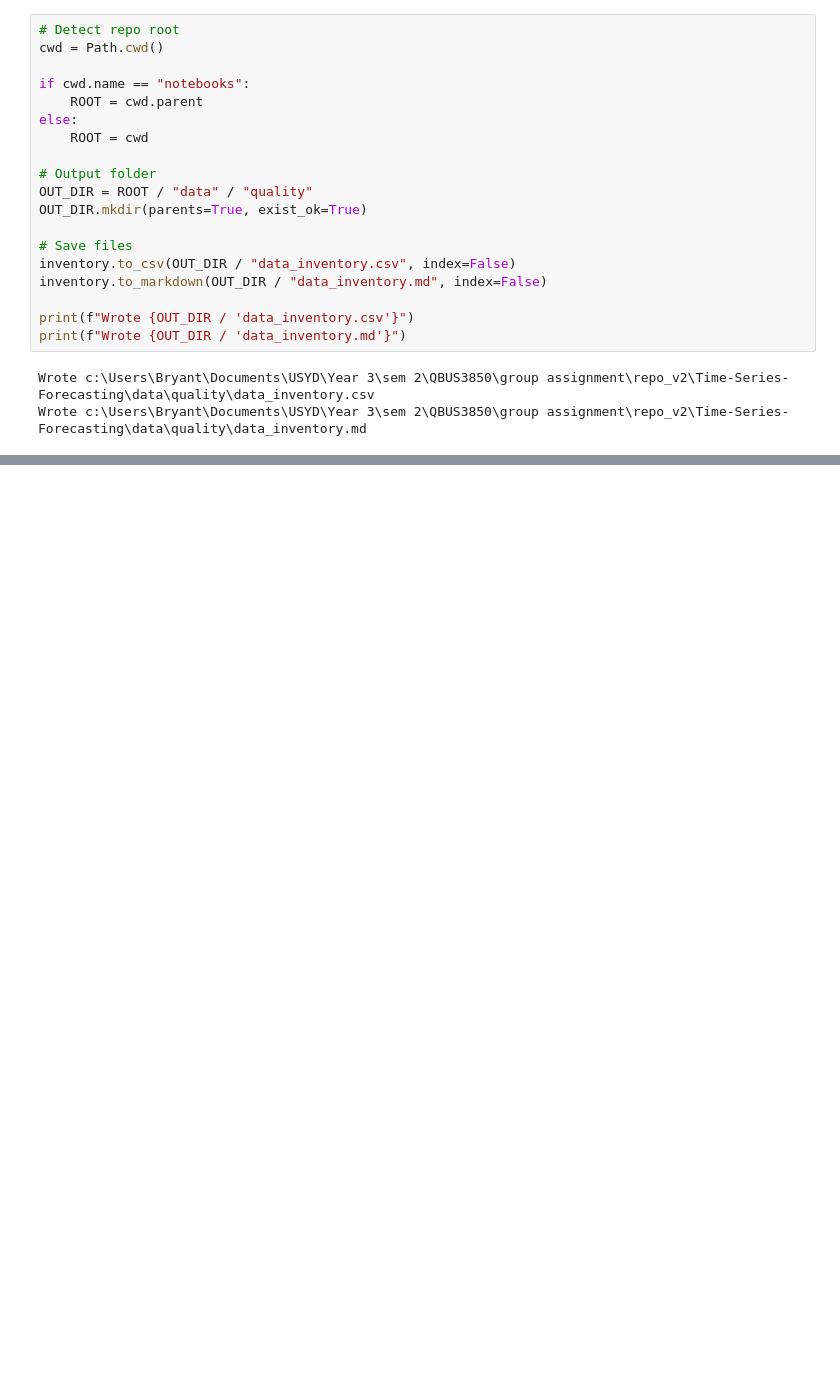
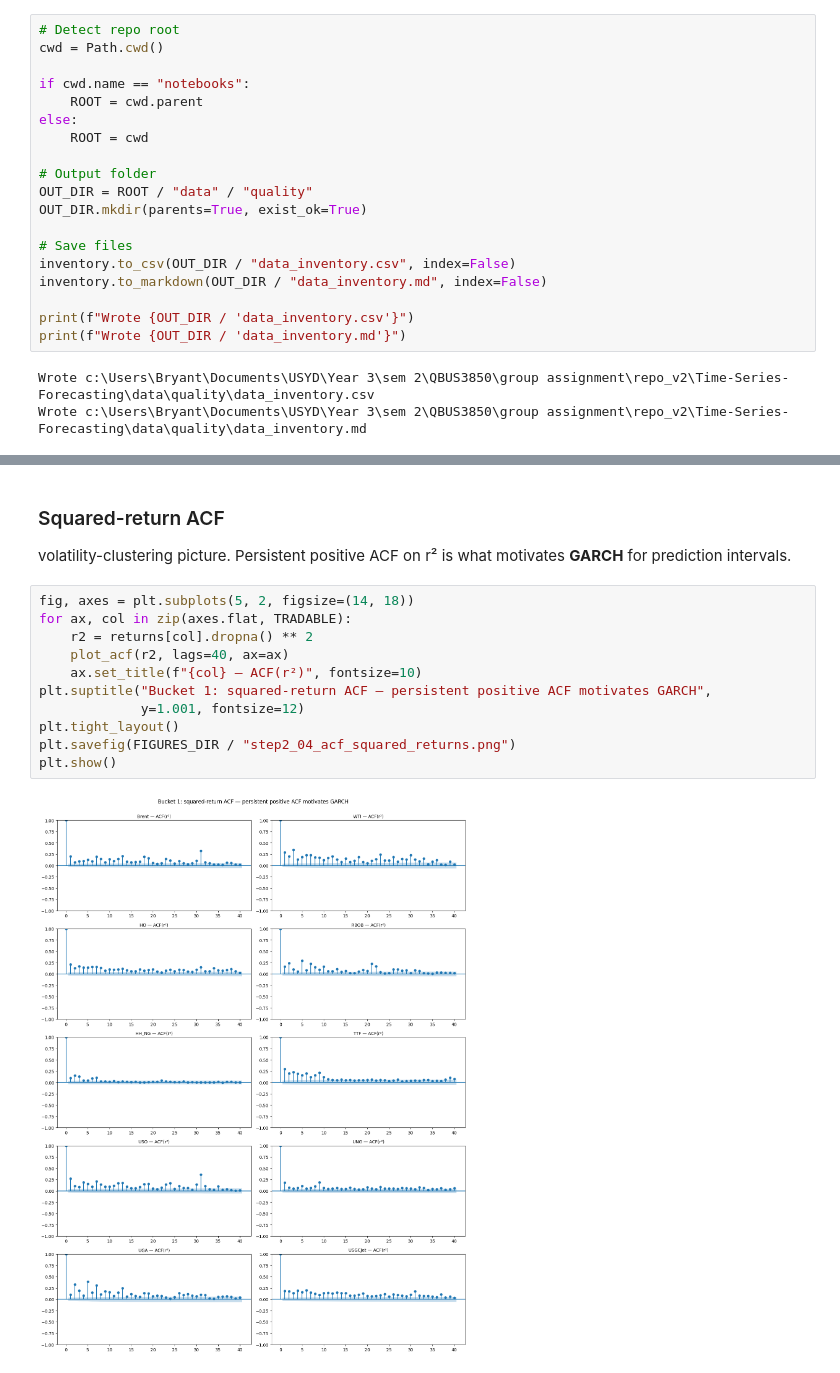
Before and after one commit to bryantchendra/Time-Series-Forecasting, a Jupyter notebook: notebooks/02_eda.ipynb, the cells around one changed output, grey strips where cells are left out. Cells and saved outputs as stored; diff of their text form; blank space fills up the shorter version.

```diff
--- a/notebooks/02_eda.ipynb
+++ b/notebooks/02_eda.ipynb
@@ -232,0 +332,17 @@ Wrote c:\Users\Bryant\Documents\USYD\Year 3\sem 2\QBUS3850\group assignment\repo
+# %% [markdown]
+### Squared-return ACF
+
+volatility-clustering picture. Persistent positive ACF on r² is what motivates **GARCH** for prediction intervals.
+# %%
+fig, axes = plt.subplots(5, 2, figsize=(14, 18))
+for ax, col in zip(axes.flat, TRADABLE):
+    r2 = returns[col].dropna() ** 2
+    plot_acf(r2, lags=40, ax=ax)
+    ax.set_title(f"{col} — ACF(r²)", fontsize=10)
+plt.suptitle("Bucket 1: squared-return ACF — persistent positive ACF motivates GARCH",
+             y=1.001, fontsize=12)
+plt.tight_layout()
+plt.savefig(FIGURES_DIR / "step2_04_acf_squared_returns.png")
+plt.show()
+# %% [output]
+[figure, added]
```
Also changed, not shown: parts of 13 cells of this notebook, 8 other files.
